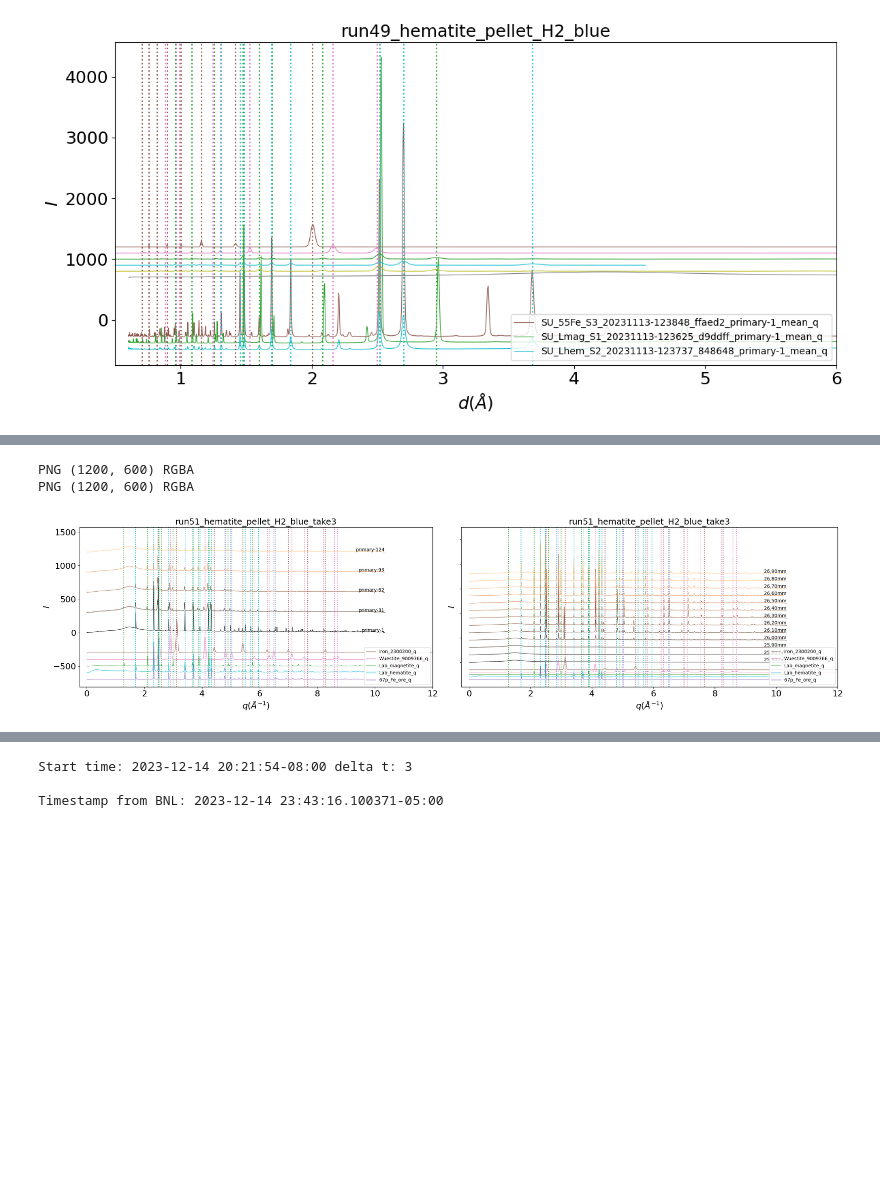
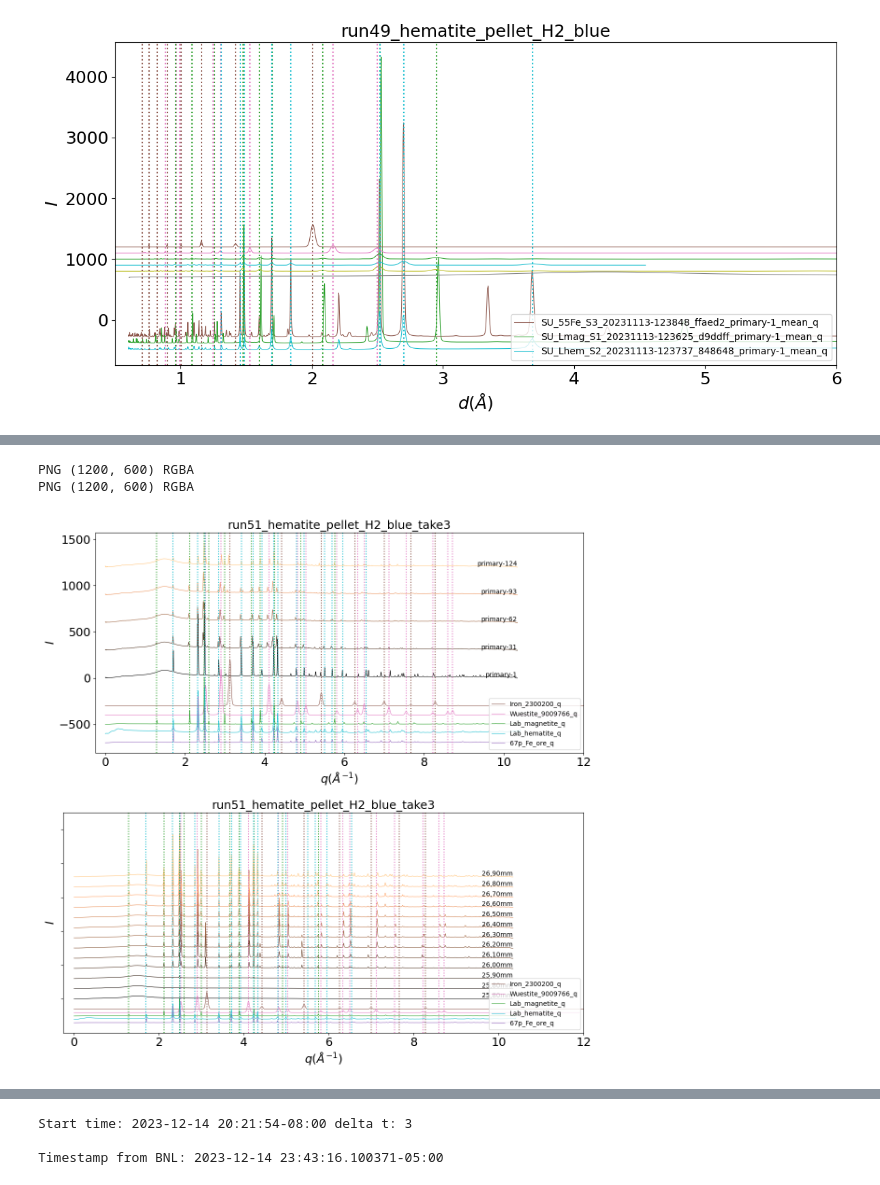
Before and after one commit to lmoghimi/personal-processing, a Jupyter notebook: xrd_analysis_Lauren.ipynb, the cells around one changed output, grey strips where cells are left out. Cells and saved outputs as stored; diff of their text form; code cells hidden in the pictures; blank space fills up the shorter version.

```diff
--- a/xrd_analysis_Lauren.ipynb
+++ b/xrd_analysis_Lauren.ipynb
@@ -435,41 +482,46 @@ Showing the plot without saving...
 # %%
 #stitching together images
 #reference: https://pillow.readthedocs.io/en/latest/handbook/tutorial.html#cutting-pasting-and-merging-images
 from PIL import Image
+
 ### input the names of the files that you want to join
-
-is_fn = 'wf_q_run51_hematite_pellet_H2_blue_take3.png' ###
-ds_fn = 'ds_q_run51_hematite_pellet_H2_blue_take3.png' ###
+is_fn = 'wf_q_run51_hematite_pellet_H2_blue_take3.png' ###in-situ scans
+ds_fn = 'ds_q_run51_hematite_pellet_H2_blue_take3.png' ###depth scans
+joined_fn = 'vert_collage.png' ###filename to give the stiched image
 
 ispath = os.path.join(userdir, 'userAnalysis' + '/' + 'waterfallPlots'+ '/')
 fp = os.path.join(ispath, is_fn)
 im1 = Image.open(fp)
 print(im1.format, im1.size, im1.mode)
 #im1.show()
 
 dspath = os.path.join(userdir, 'userAnalysis' + '/' + 'depthScanPlots'+ '/')
 fp = os.path.join(dspath, ds_fn)
 im2 = Image.open(fp)
 print(im2.format, im2.size, im2.mode)
 #im2.show()
 
 def merge(im1, im2):
-    w = im1.size[0] + im2.size[0]
-    h = max(im1.size[1], im2.size[1])
-    im = Image.new("RGBA", (w, h))
+    #horiz = im1.size[0] + im2.size[0]
+    #vert = max(im1.size[1], im2.size[1])
+    horiz = max(im1.size[0], im2.size[0])
+    vert = im1.size[1] + im2.size[1]
+    #im = Image.new("RGBA", (horiz, vert))
+    im = Image.new("RGBA", (horiz, vert))
 
     im.paste(im1)
-    im.paste(im2, (im1.size[0], 0))
+    #im.paste(im2, (im1.size[0], 0))
+    im.paste(im2, (0,im1.size[1]))
 
     return im
     im.show()
-    im.save(dspath + "collage.png")
+    im.save(dspath, joined_fn) #turn on or off as needed #why is this not saving??????????????????????????????????????????
 
 merge(im1, im2)
 # %% [output]
 PNG (1200, 600) RGBA
 PNG (1200, 600) RGBA
-[figure, old version]
+[figure, new version]
 # %%
 #create a video
 import cv2
```
Also changed, not shown: parts of 10 cells of this notebook.
